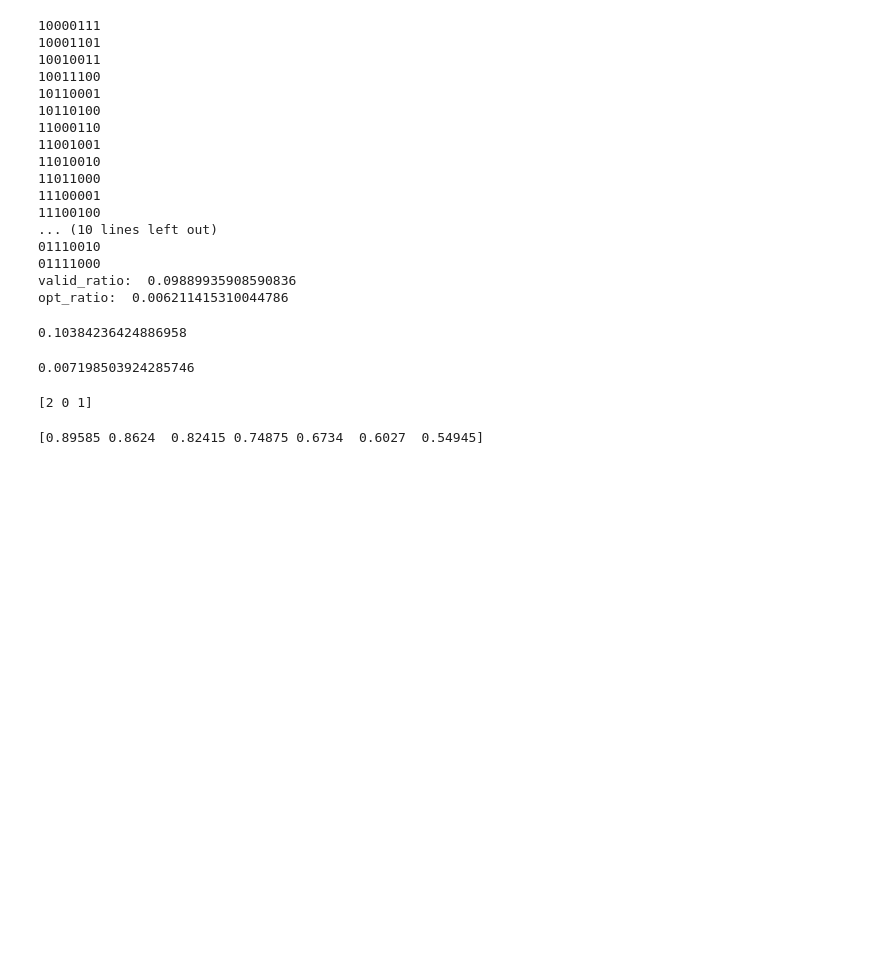
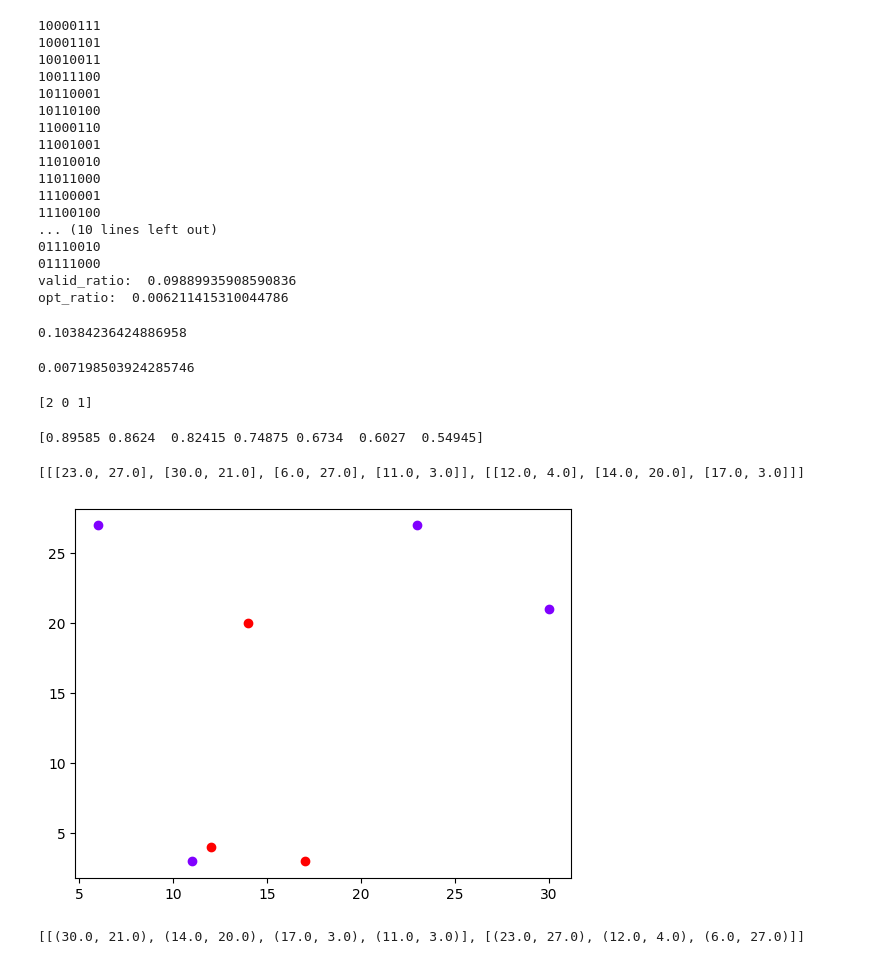
Before and after one commit to ragesi/TSP-Solution, a Jupyter notebook: demo/test.ipynb, the cells around one changed output. Drawn from its saved outputs; the diff is of its cells as text; code cells hidden in the pictures; blank space fills up the shorter version.

```diff
--- a/demo/test.ipynb
+++ b/demo/test.ipynb
@@ -480,6 +480,75 @@ print(np.array(res) / 20000)
 # print(res)
 # %% [output]
 [0.89585 0.8624  0.82415 0.74875 0.6734  0.6027  0.54945]
+# %%
+import matplotlib.pyplot as plt
+%matplotlib inline
+import numpy as np
+
+import sys
+
+sys.path.append("..")
+from utils.read_dataset import read_dataset
+
+lines = read_dataset('xqf7.tsp', 7)
+points = []
+for line in lines:
+    point = line.strip().split(' ')[1:]
+    points.append([float(point[i]) for i in np.arange(len(point))])
+
+bitstring = '0100110'
+
+clusters = [[], []]
+for i in range(len(points)):
+    clusters[int(bitstring[i])].append(points[i])
+
+print(clusters)
+
+colors = plt.cm.rainbow(np.linspace(0, 1, 2))
+for i in range(2):
+    x_values = [point[0] for point in clusters[i]]
+    y_values = [point[1] for point in clusters[i]]
+    plt.scatter(x_values, y_values, color=colors[i])
+
+plt.show()
+# %% [output]
+[[[23.0, 27.0], [30.0, 21.0], [6.0, 27.0], [11.0, 3.0]], [[12.0, 4.0], [14.0, 20.0], [17.0, 3.0]]]
+[figure, added]
+# %%
+import matplotlib.pyplot as plt
+%matplotlib inline
+import numpy as np
+from sklearn.cluster import SpectralClustering
+from sklearn.neighbors import NearestNeighbors
+
+import sys
+
+sys.path.append("..")
+from utils.read_dataset import read_dataset
+
+lines = read_dataset('xqf7.tsp', 7)
+points = []
+for line in lines:
+    point = line.strip().split(' ')[1:]
+    points.append([float(point[i]) for i in np.arange(len(point))])
+
+def spectral_clustering(points, cluster_num):
+    k_neighbors = int(len(points) / cluster_num)
+    nn = NearestNeighbors(n_neighbors=k_neighbors)
+    nearest_neighbors_matrix = nn.fit(points).kneighbors_graph(mode='distance')
+
+    sc = SpectralClustering(n_clusters=cluster_num, affinity='precomputed')
+    y_pred = sc.fit_predict(nearest_neighbors_matrix)
+
+    clusters = [[] for _ in range(cluster_num)]
+    for i in range(len(y_pred)):
+        clusters[y_pred[i]].append(tuple(points[i]))
+    return clusters
+
+clusters = spectral_clustering(points, 2)
+print(clusters)
+# %% [output]
+[[(30.0, 21.0), (14.0, 20.0), (17.0, 3.0), (11.0, 3.0)], [(23.0, 27.0), (12.0, 4.0), (6.0, 27.0)]]
 # %%
 import matplotlib.pyplot as plt
 import numpy as np
```
Also changed, not shown: parts of 2 cells of this notebook, 6 other files.
